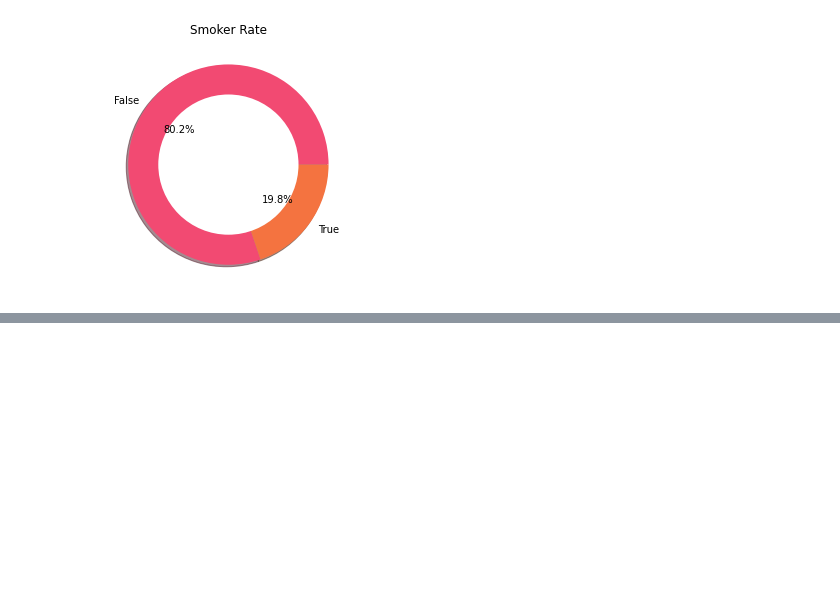
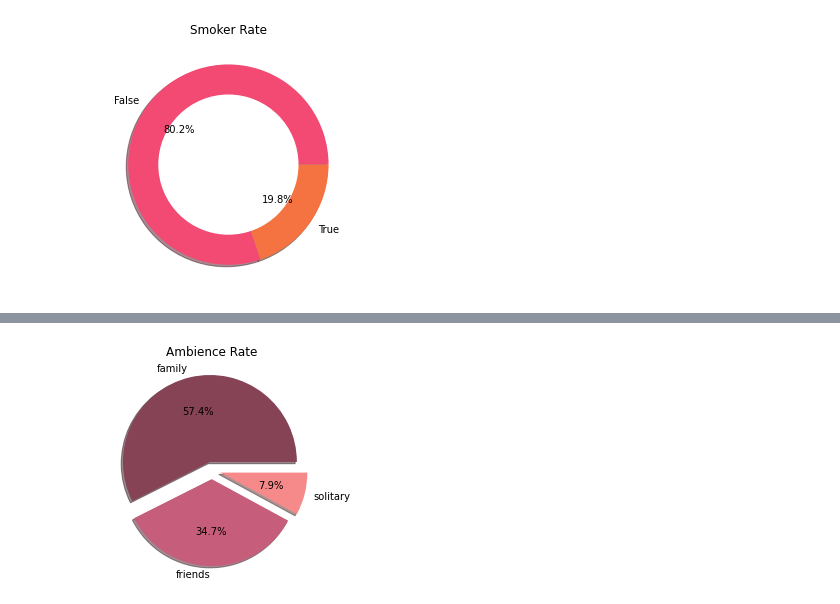
Before and after one commit to crzysab/Stupen-Task, a Jupyter notebook: Task3_Group1.ipynb, the cells around one changed output, grey strips where cells are left out. Saved outputs shown, nothing was run; the diff lists cells and outputs as text; code cells hidden in the pictures; blank space fills up the shorter version.

```diff
--- a/Task3_Group1.ipynb
+++ b/Task3_Group1.ipynb
@@ -285,3 +302,12 @@ plt.show()
+# %%
+cols = ['#874356','#C65D7B','#F68989']
+data = pd.DataFrame(df2['ambience'].value_counts())
+data = data.reset_index()
+plt.pie(data['ambience'], labels=data['index'], autopct='%1.1f%%', colors = cols, shadow = True, explode = (0.1, 0.1, 0.1))
+plt.title('Ambience Rate')
+plt.show()
+# %% [output]
+[figure, added]
 # %%
 ax = plt.axes()
 
```
Also changed, not shown: parts of 7 cells of this notebook.
